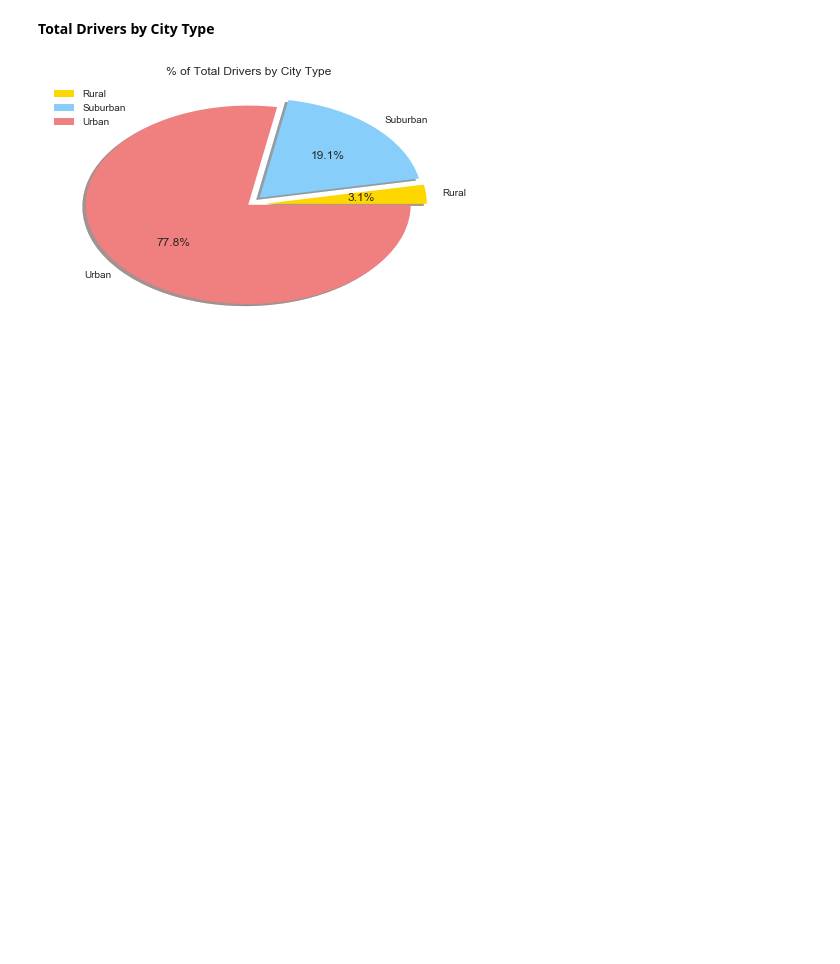
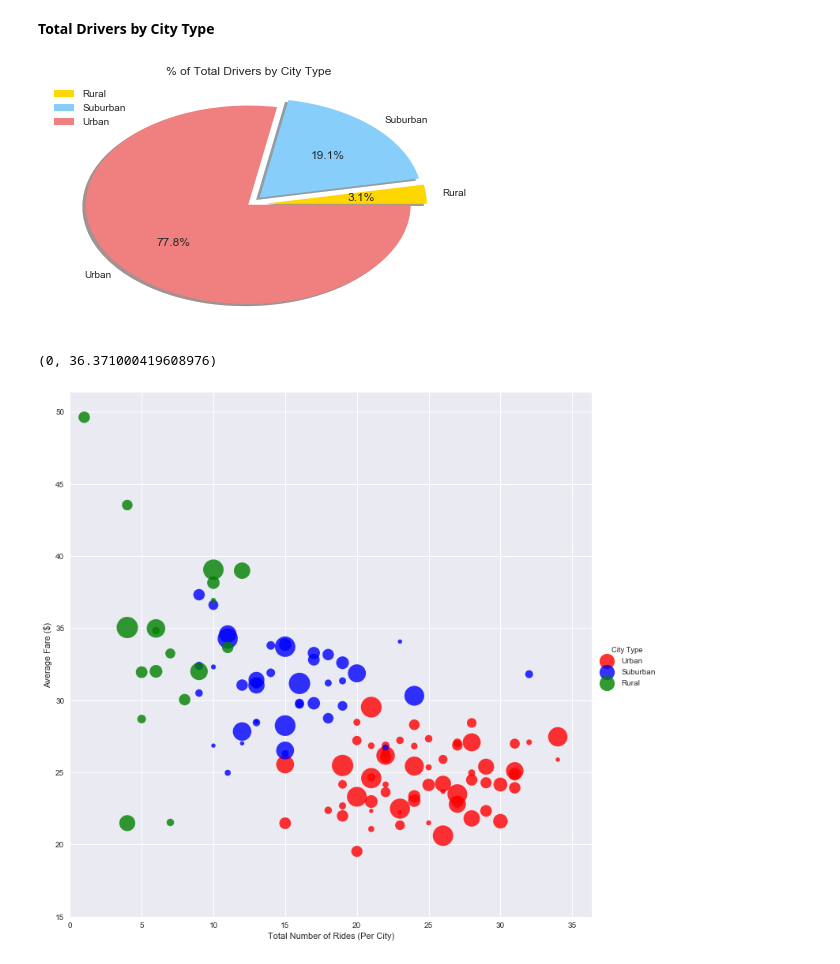
Before and after one commit to Gryazzz/Pyber_Ride_Sharing_Matplotlib, a Jupyter notebook: Pyber.ipynb, the cells around one changed output. Saved outputs shown, nothing was run; the diff lists cells and outputs as text; code cells hidden in the pictures; blank space fills up the shorter version.

Commit message:
Add seaborn plot

```diff
--- a/Pyber.ipynb
+++ b/Pyber.ipynb
@@ -148,14 +144,17 @@ plt.tight_layout()
 [figure]
 # %%
 # Attempt to create a plot with seaborn.
-#colorlist = ['r','b','g']
-#sns.lmplot(x='Number of Rides', y='Average Fare ($)', data=forplot, fit_reg=False, hue='City Type', size = 10,
-           #scatter_kws={"s": 100}, palette = colorlist,)
-#plt.ylim(15, None)
-#plt.xlim(0, None)
+colorlist = ['r','b','g']
+sns.lmplot(x='Total Number of Rides (Per City)', y='Average Fare ($)', data=forplot, fit_reg=False, scatter_kws={"s":(forplot['Driver Count']*10)},
+           hue='City Type', size = 10, palette = colorlist,)
+plt.ylim(15, None)
+plt.xlim(0, None)
 
 #patchlist = []
 #for key in citytype:
     #legendkey = mpatches.Circle([], [], radius=6, color=citytype[key], label=key)
     #patchlist.append(legendkey)
 #plt.legend(handles=patchlist)
+# %% [output]
+(0, 36.371000419608976)
+[figure, added]
```
Also changed, not shown: parts of 4 cells of this notebook.
